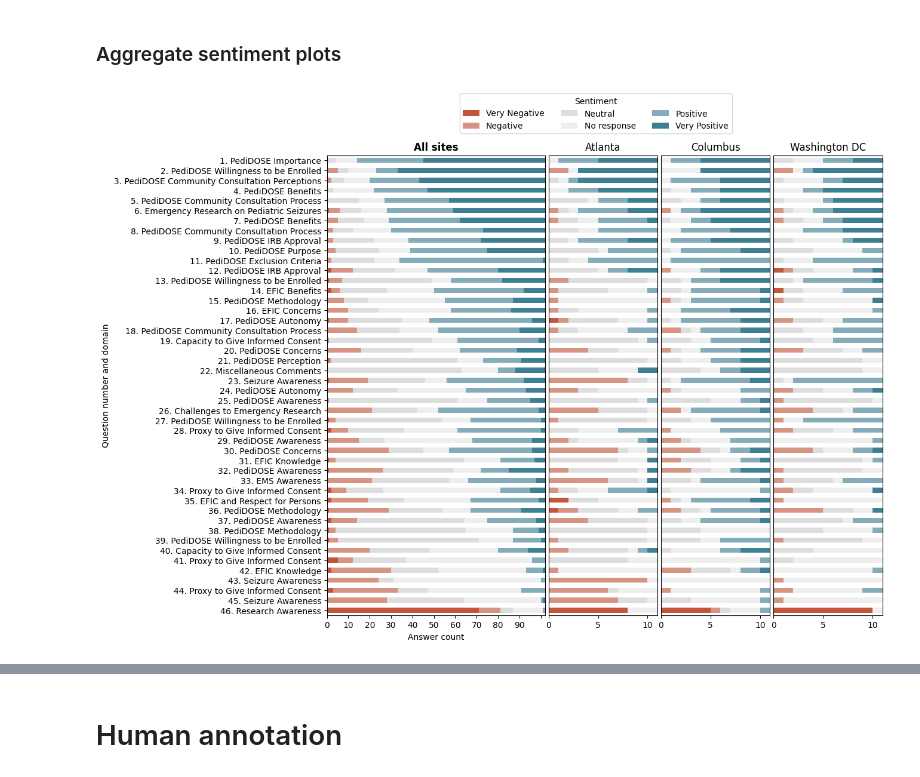
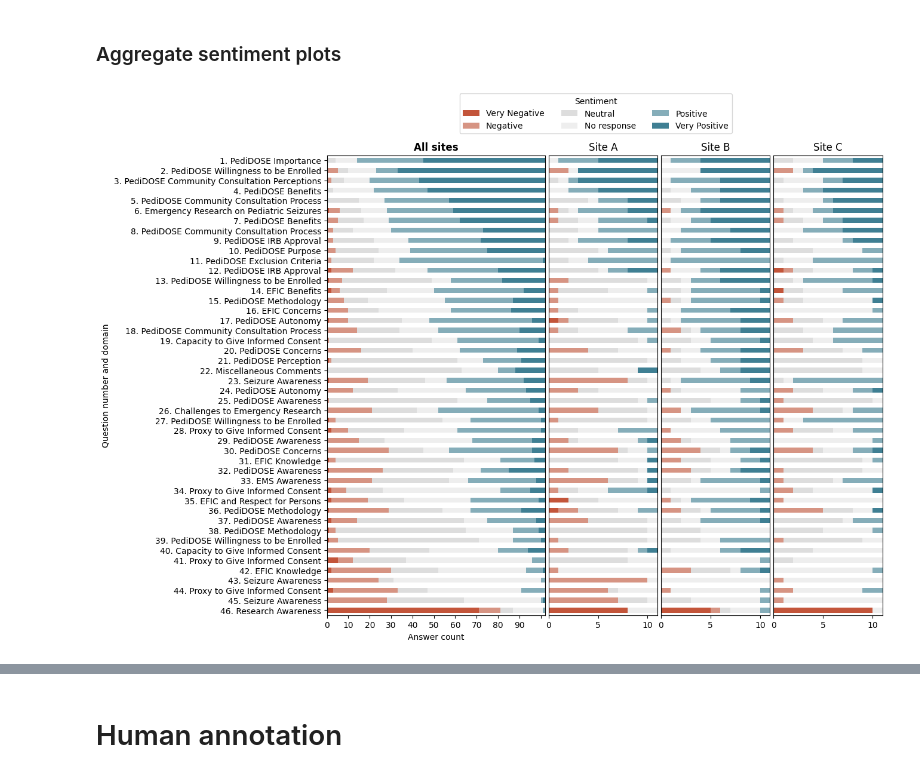
Before and after one commit to csinva/pedidose-efic-analysis, a Jupyter notebook: notebooks/01_sentiment_site_level.ipynb, the cells around one changed output, grey strips where cells are left out. Saved outputs shown, nothing was run; the diff lists cells and outputs as text; code cells hidden in the pictures.

Commit message:
update sentiment corr plot

```diff
--- a/notebooks/01_sentiment_site_level.ipynb
+++ b/notebooks/01_sentiment_site_level.ipynb
@@ -275,34 +168,35 @@ gs = GridSpec(1, 4, width_ratios=[2, 1, 1, 1], wspace=0.025)
 ax1 = fig.add_subplot(gs[0])
 sum_df.plot(kind='barh', stacked=True, color=colors, ax=ax1, legend=False)
 plt.xlim(0, sum_df.sum(axis=1).max())
 # remove label for final xtick
 labels = [str(i) if i % 10 == 0 else '' for i in range(
     0, int(sum_df.sum(axis=1).max()) + 1, 10)]
 labels[-1] = ''
 plt.xticks(range(0, int(sum_df.sum(axis=1).max()) + 1, 10),
            labels=labels)
 plt.yticks(range(46),
            labels=[f'{len(sent_df) - i}. {v}' for i, v in enumerate(
                df['Domain'].values[sum_df.index.values])])
 fig.legend(bbox_to_anchor=(0.5, 0.95), loc='center', ncol=3, title='Sentiment')
 plt.xlabel('Answer count')
 plt.title('All sites', fontweight='bold')
 plt.ylabel('Question number and domain')
 
 sites_examples = ['Atlanta', 'Columbus', 'WashingtonDC']
 for i, site in enumerate(sites_examples):
     ax = fig.add_subplot(gs[i+1])
     sent_df = sent_dfs[i]
     sent_df = sent_df.reindex(sum_index_sorted)
     sent_df.plot(kind='barh', stacked=True, color=colors, ax=ax, legend=False)
     plt.xlim(0, sent_df.sum(axis=1).max())
     plt.yticks([])
     plt.ylabel('')
-    plt.title(data.RENAME_SITE_DICT.get(site, site))
+    # plt.title(data.RENAME_SITE_DICT.get(site, site))
+    plt.title(f'Site {"ABC"[i]}')
 plt.savefig(f'../figs/sentiment_agg.pdf', bbox_inches='tight')
 plt.savefig(f'../figs/sentiment_agg.png', bbox_inches='tight', dpi=300)
 plt.show()
 # %% [output]
-[figure, old version]
+[figure, new version]
 # %%
 len(df['Domain'].value_counts())
```
Also changed, not shown: parts of 13 cells of this notebook, 4 other files.
